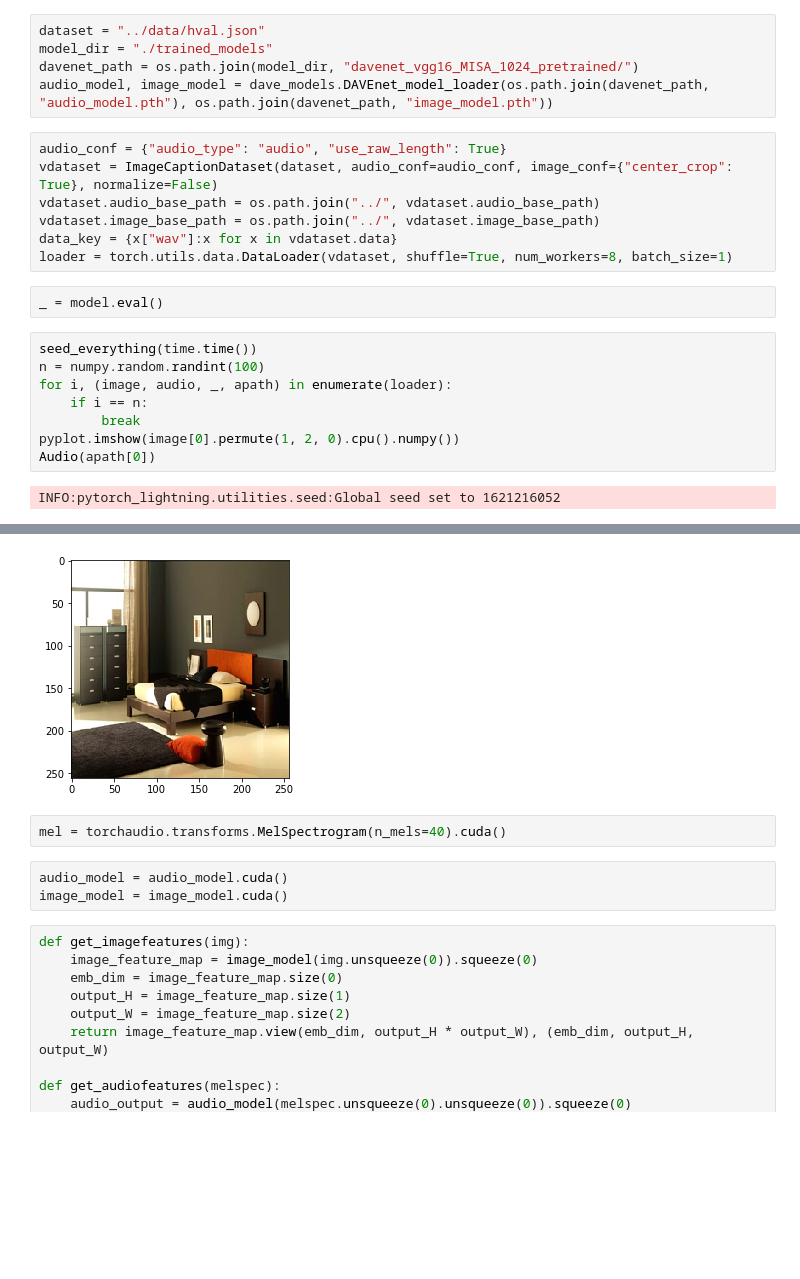
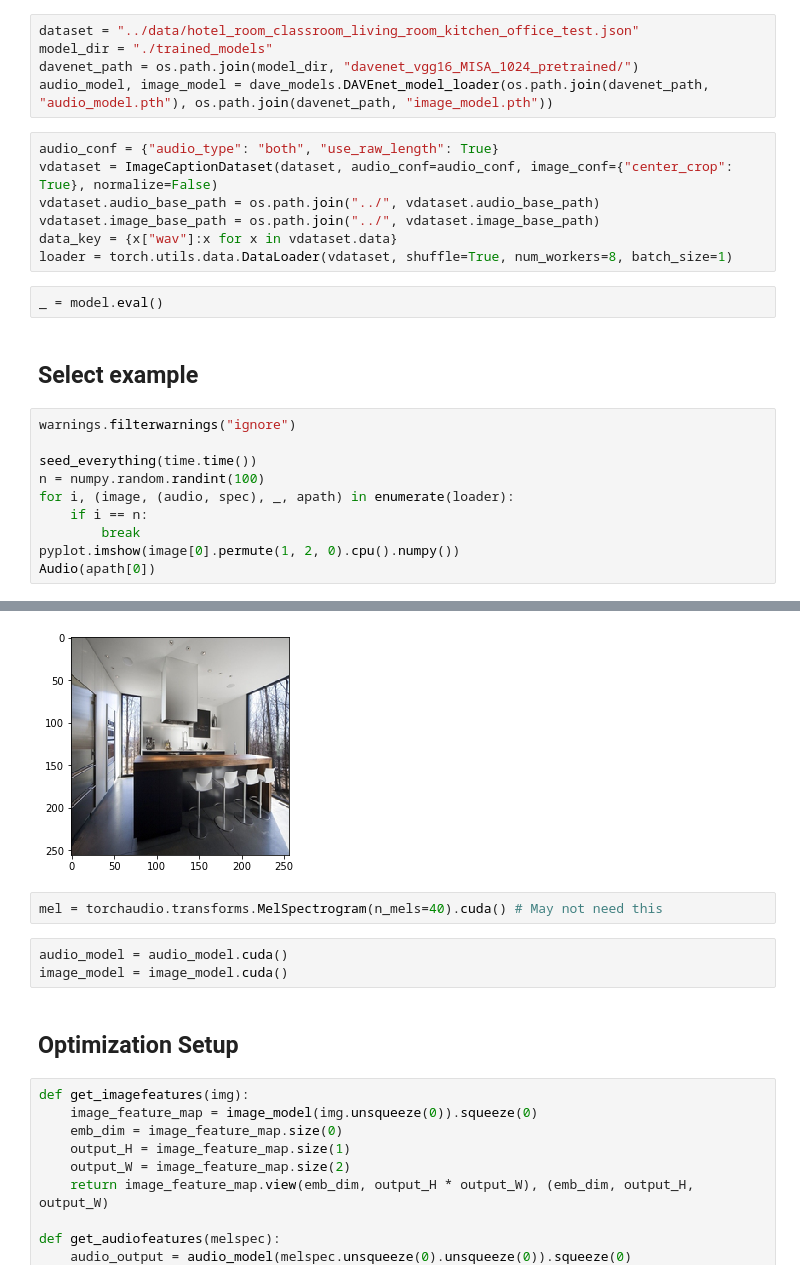
Before and after one commit to alecmeade/nlp_final_project, a Jupyter notebook: eval_scorers/test_opt.ipynb, the cells around one changed output, grey strips where cells are left out. Cells and saved outputs as stored; diff of their text form; blank space fills up the shorter version.

```diff
--- a/eval_scorers/test_opt.ipynb
+++ b/eval_scorers/test_opt.ipynb
@@ -30,12 +37,12 @@ model.load_state_dict(torch.load(model_path, map_location=model.device)["state_d
 INFO:root:Vocabulary size: 5000
 _IncompatibleKeys(missing_keys=['aug.ada_aug_buf'], unexpected_keys=[])
 # %%
-dataset = "../data/hval.json"
+dataset = "../data/hotel_room_classroom_living_room_kitchen_office_test.json"
 model_dir = "./trained_models"
 davenet_path = os.path.join(model_dir, "davenet_vgg16_MISA_1024_pretrained/")
 audio_model, image_model = dave_models.DAVEnet_model_loader(os.path.join(davenet_path, "audio_model.pth"), os.path.join(davenet_path, "image_model.pth"))
 # %%
-audio_conf = {"audio_type": "audio", "use_raw_length": True}
+audio_conf = {"audio_type": "both", "use_raw_length": True}
 vdataset = ImageCaptionDataset(dataset, audio_conf=audio_conf, image_conf={"center_crop": True}, normalize=False)
 vdataset.audio_base_path = os.path.join("../", vdataset.audio_base_path)
 vdataset.image_base_path = os.path.join("../", vdataset.image_base_path)
@@ -43,23 +50,28 @@ data_key = {x["wav"]:x for x in vdataset.data}
 loader = torch.utils.data.DataLoader(vdataset, shuffle=True, num_workers=8, batch_size=1)
 # %%
 _ = model.eval()
+# %% [markdown]
+## Select example
 # %%
+warnings.filterwarnings("ignore")
+
 seed_everything(time.time())
 n = numpy.random.randint(100)
-for i, (image, audio, _, apath) in enumerate(loader):
+for i, (image, (audio, spec), _, apath) in enumerate(loader):
     if i == n:
         break
 pyplot.imshow(image[0].permute(1, 2, 0).cpu().numpy())
 Audio(apath[0])
 # %% [output]
-INFO:pytorch_lightning.utilities.seed:Global seed set to 1621216052
 [interactive output not drawn]
-[figure, old version]
+[figure, new version]
 # %%
-mel = torchaudio.transforms.MelSpectrogram(n_mels=40).cuda()
+mel = torchaudio.transforms.MelSpectrogram(n_mels=40).cuda() # May not need this
 # %%
 audio_model = audio_model.cuda()
 image_model = image_model.cuda()
+# %% [markdown]
+## Optimization Setup
 # %%
 def get_imagefeatures(img):
     image_feature_map = image_model(img.unsqueeze(0)).squeeze(0)
```
Also changed, not shown: parts of 15 cells of this notebook.
